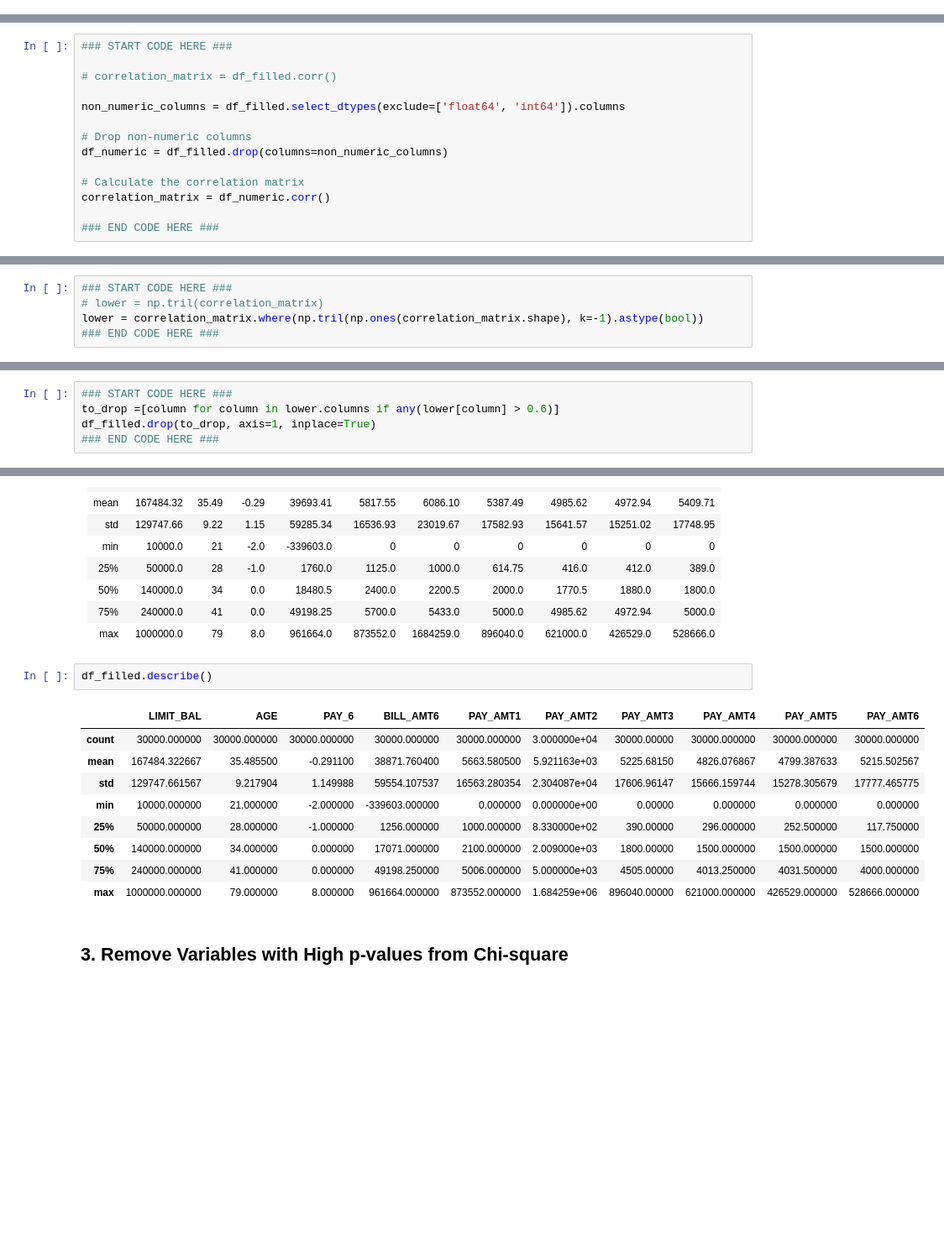
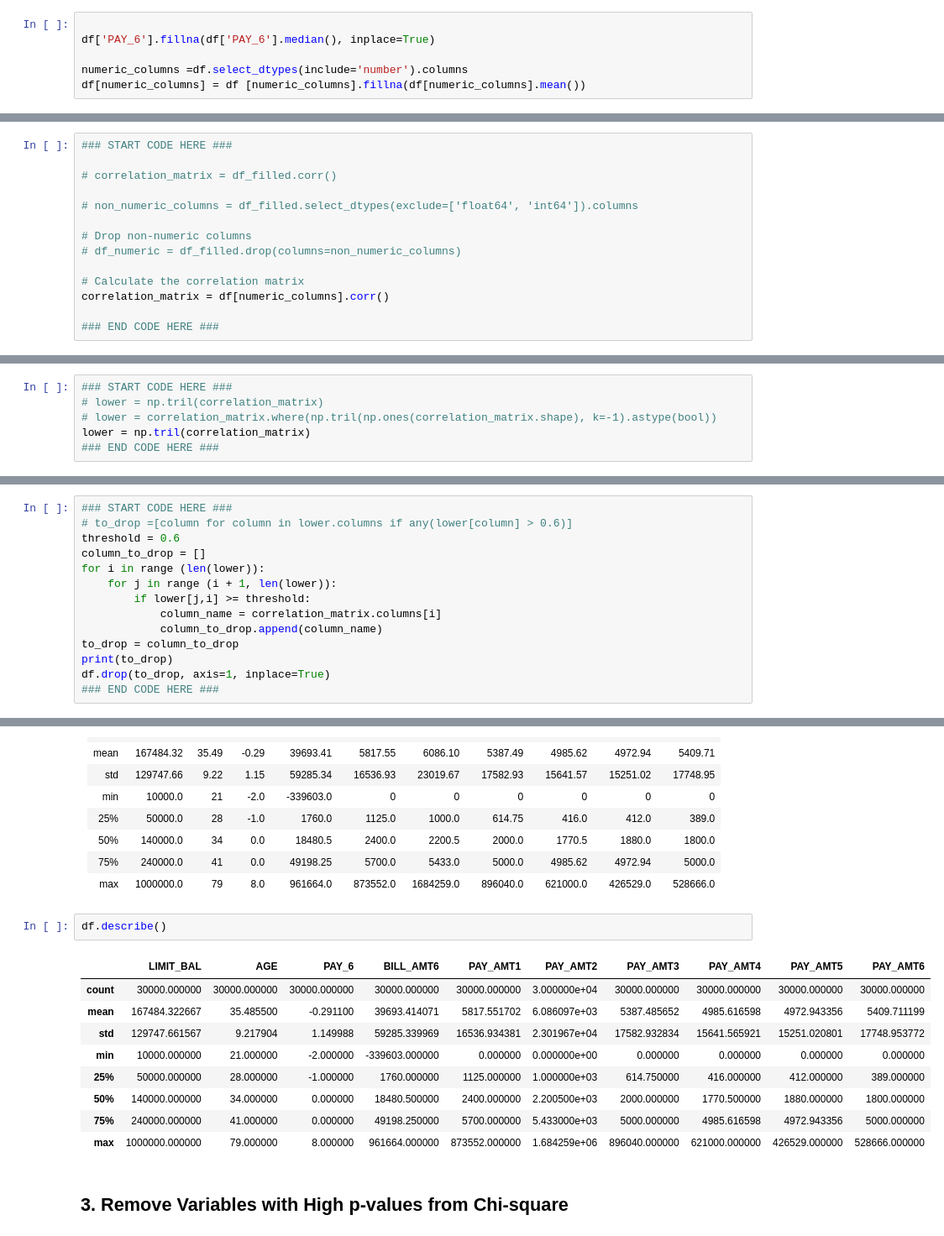
Before and after one commit to Han-Wanburhan/Year3Sem2, a Jupyter notebook: Machine Learning/Lab/Lab#01/Lab1-2.ipynb, the cells around one changed output, grey strips where cells are left out. Shown at 84% size. Drawn from its saved outputs; the diff is of its cells as text; folded sections open; blank space fills up the shorter version.

```diff
--- a/Machine Learning/Lab/Lab#01/Lab1-2.ipynb
+++ b/Machine Learning/Lab/Lab#01/Lab1-2.ipynb
@@ -183,3 +163,9 @@ dtype: int64
+# %%
+
+df['PAY_6'].fillna(df['PAY_6'].median(), inplace=True)
+
+numeric_columns =df.select_dtypes(include='number').columns
+df[numeric_columns] = df [numeric_columns].fillna(df[numeric_columns].mean())
 # %% [markdown]
 ค่ามัธยฐาน ของ Column Pay_0 - 6
 # %%
@@ -455,13 +362,13 @@ $$
 
 # correlation_matrix = df_filled.corr()
 
-non_numeric_columns = df_filled.select_dtypes(exclude=['float64', 'int64']).columns
+# non_numeric_columns = df_filled.select_dtypes(exclude=['float64', 'int64']).columns
 
 # Drop non-numeric columns
-df_numeric = df_filled.drop(columns=non_numeric_columns)
+# df_numeric = df_filled.drop(columns=non_numeric_columns)
 
 # Calculate the correlation matrix
-correlation_matrix = df_numeric.corr()
+correlation_matrix = df[numeric_columns].corr()
 
 ### END CODE HERE ###
 # %% [markdown]
@@ -498,7 +405,8 @@ Extract the lower triangular part of the correlation matrix.
 # %%
 ### START CODE HERE ###
 # lower = np.tril(correlation_matrix)
-lower = correlation_matrix.where(np.tril(np.ones(correlation_matrix.shape), k=-1).astype(bool))
+# lower = correlation_matrix.where(np.tril(np.ones(correlation_matrix.shape), k=-1).astype(bool))
+lower = np.tril(correlation_matrix)
 ### END CODE HERE ###
 # %% [markdown]
 <details>
@@ -524,6 +432,15 @@ Drop the input variables (columns) that have high correlation (too similar) > 0.
 (high correlation = large similarity)
 # %%
 ### START CODE HERE ###
-to_drop =[column for column in lower.columns if any(lower[column] > 0.6)]
-df_filled.drop(to_drop, axis=1, inplace=True)
+# to_drop =[column for column in lower.columns if any(lower[column] > 0.6)]
+threshold = 0.6
+column_to_drop = []
+for i in range (len(lower)):
+    for j in range (i + 1, len(lower)):
+        if lower[j,i] >= threshold:
+            column_name = correlation_matrix.columns[i]
+            column_to_drop.append(column_name)
+to_drop = column_to_drop
+print(to_drop)
+df.drop(to_drop, axis=1, inplace=True)
 ### END CODE HERE ###
@@ -551,17 +470,17 @@ df_filled.drop(to_drop, axis=1, inplace=True)
 
 </details>
 # %%
-df_filled.describe()
+df.describe()
 # %% [output]
 |  | LIMIT_BAL | AGE | PAY_6 | BILL_AMT6 | PAY_AMT1 | PAY_AMT2 | PAY_AMT3 | PAY_AMT4 | PAY_AMT5 | PAY_AMT6 |
-| count | 30000.000000 | 30000.000000 | 30000.000000 | 30000.000000 | 30000.000000 | 3.000000e+04 | 30000.00000 | 30000.000000 | 30000.000000 | 30000.000000 |
-| mean | 167484.322667 | 35.485500 | -0.291100 | 38871.760400 | 5663.580500 | 5.921163e+03 | 5225.68150 | 4826.076867 | 4799.387633 | 5215.502567 |
-| std | 129747.661567 | 9.217904 | 1.149988 | 59554.107537 | 16563.280354 | 2.304087e+04 | 17606.96147 | 15666.159744 | 15278.305679 | 17777.465775 |
-| min | 10000.000000 | 21.000000 | -2.000000 | -339603.000000 | 0.000000 | 0.000000e+00 | 0.00000 | 0.000000 | 0.000000 | 0.000000 |
-| 25% | 50000.000000 | 28.000000 | -1.000000 | 1256.000000 | 1000.000000 | 8.330000e+02 | 390.00000 | 296.000000 | 252.500000 | 117.750000 |
-| 50% | 140000.000000 | 34.000000 | 0.000000 | 17071.000000 | 2100.000000 | 2.009000e+03 | 1800.00000 | 1500.000000 | 1500.000000 | 1500.000000 |
-| 75% | 240000.000000 | 41.000000 | 0.000000 | 49198.250000 | 5006.000000 | 5.000000e+03 | 4505.00000 | 4013.250000 | 4031.500000 | 4000.000000 |
-| max | 1000000.000000 | 79.000000 | 8.000000 | 961664.000000 | 873552.000000 | 1.684259e+06 | 896040.00000 | 621000.000000 | 426529.000000 | 528666.000000 |
+| count | 30000.000000 | 30000.000000 | 30000.000000 | 30000.000000 | 30000.000000 | 3.000000e+04 | 30000.000000 | 30000.000000 | 30000.000000 | 30000.000000 |
+| mean | 167484.322667 | 35.485500 | -0.291100 | 39693.414071 | 5817.551702 | 6.086097e+03 | 5387.485652 | 4985.616598 | 4972.943356 | 5409.711199 |
+| std | 129747.661567 | 9.217904 | 1.149988 | 59285.339969 | 16536.934381 | 2.301967e+04 | 17582.932834 | 15641.565921 | 15251.020801 | 17748.953772 |
+| min | 10000.000000 | 21.000000 | -2.000000 | -339603.000000 | 0.000000 | 0.000000e+00 | 0.000000 | 0.000000 | 0.000000 | 0.000000 |
+| 25% | 50000.000000 | 28.000000 | -1.000000 | 1760.000000 | 1125.000000 | 1.000000e+03 | 614.750000 | 416.000000 | 412.000000 | 389.000000 |
+| 50% | 140000.000000 | 34.000000 | 0.000000 | 18480.500000 | 2400.000000 | 2.200500e+03 | 2000.000000 | 1770.500000 | 1880.000000 | 1800.000000 |
+| 75% | 240000.000000 | 41.000000 | 0.000000 | 49198.250000 | 5700.000000 | 5.433000e+03 | 5000.000000 | 4985.616598 | 4972.943356 | 5000.000000 |
+| max | 1000000.000000 | 79.000000 | 8.000000 | 961664.000000 | 873552.000000 | 1.684259e+06 | 896040.000000 | 621000.000000 | 426529.000000 | 528666.000000 |
 # %% [markdown]
 ## **3. Remove Variables with High p-values from Chi-square**
 # %% [markdown]
```
Also changed, not shown: parts of 16 cells of this notebook, 3 other files.
